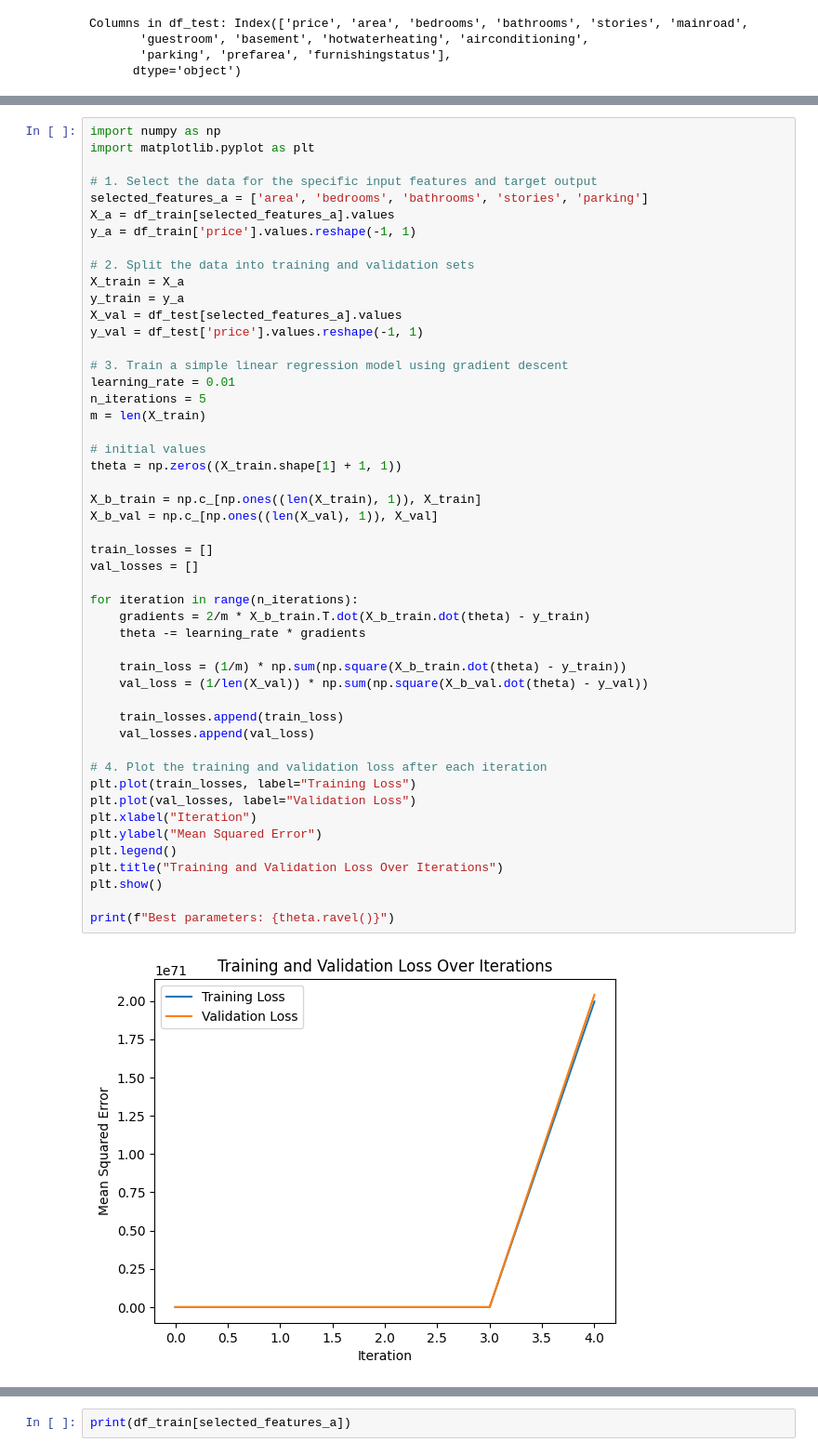
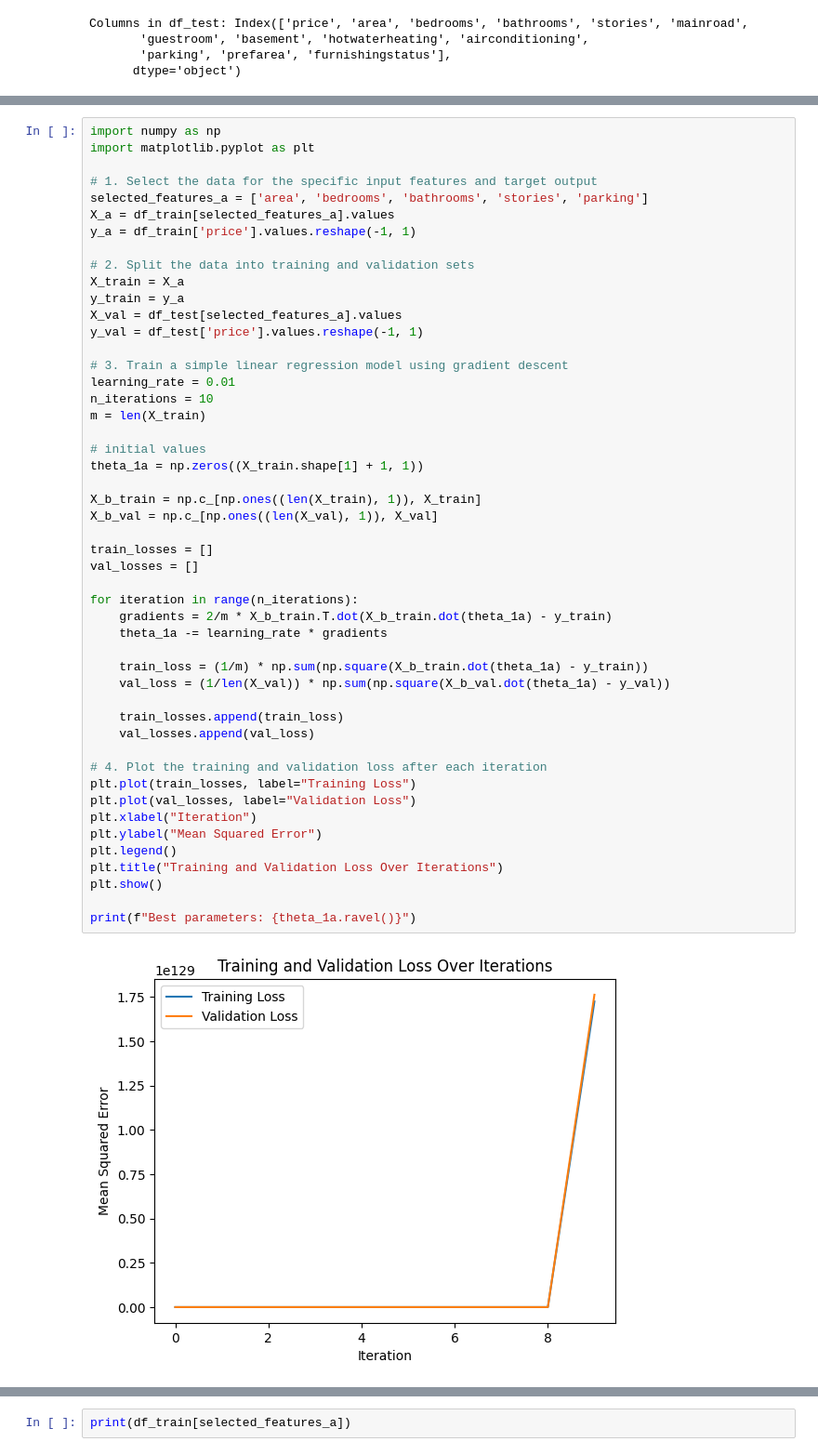
Before and after one commit to Swayyum/Intro-to-ML, a Jupyter notebook: HW2.ipynb, the cells around one changed output, grey strips where cells are left out. Shown at 93% size. Cells and saved outputs as stored; diff of their text form.

```diff
--- a/HW2.ipynb
+++ b/HW2.ipynb
@@ -103,38 +105,38 @@ X_val = df_test[selected_features_a].values
 y_val = df_test['price'].values.reshape(-1, 1)
 
 # 3. Train a simple linear regression model using gradient descent
 learning_rate = 0.01
-n_iterations = 5
+n_iterations = 10
 m = len(X_train)
 
 # initial values
-theta = np.zeros((X_train.shape[1] + 1, 1))
+theta_1a = np.zeros((X_train.shape[1] + 1, 1))
 
 X_b_train = np.c_[np.ones((len(X_train), 1)), X_train]
 X_b_val = np.c_[np.ones((len(X_val), 1)), X_val]
 
 train_losses = []
 val_losses = []
 
 for iteration in range(n_iterations):
-    gradients = 2/m * X_b_train.T.dot(X_b_train.dot(theta) - y_train)
-    theta -= learning_rate * gradients
+    gradients = 2/m * X_b_train.T.dot(X_b_train.dot(theta_1a) - y_train)
+    theta_1a -= learning_rate * gradients
 
-    train_loss = (1/m) * np.sum(np.square(X_b_train.dot(theta) - y_train))
-    val_loss = (1/len(X_val)) * np.sum(np.square(X_b_val.dot(theta) - y_val))
+    train_loss = (1/m) * np.sum(np.square(X_b_train.dot(theta_1a) - y_train))
+    val_loss = (1/len(X_val)) * np.sum(np.square(X_b_val.dot(theta_1a) - y_val))
 
     train_losses.append(train_loss)
     val_losses.append(val_loss)
 
 # 4. Plot the training and validation loss after each iteration
 plt.plot(train_losses, label="Training Loss")
 plt.plot(val_losses, label="Validation Loss")
 plt.xlabel("Iteration")
 plt.ylabel("Mean Squared Error")
 plt.legend()
 plt.title("Training and Validation Loss Over Iterations")
 plt.show()
 
-print(f"Best parameters: {theta.ravel()}")
+print(f"Best parameters: {theta_1a.ravel()}")
 # %% [output]
-[figure, old version]
+[figure, new version]
```
Also changed, not shown: parts of 18 cells of this notebook.
